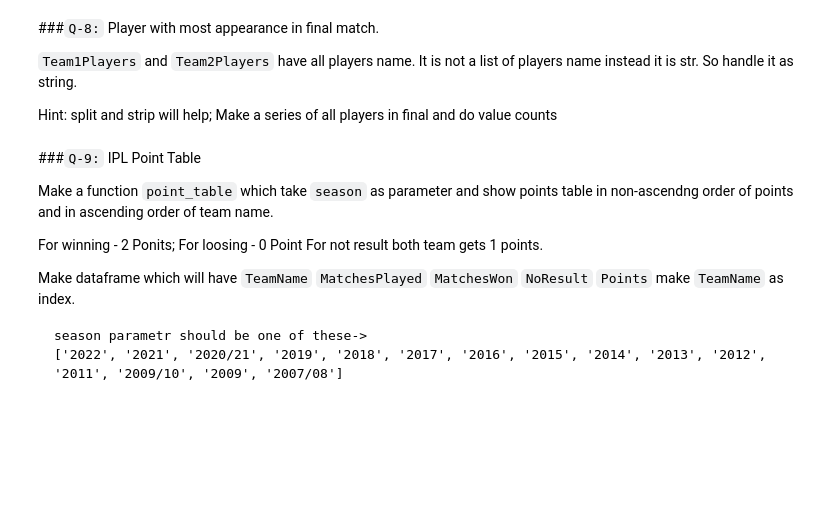
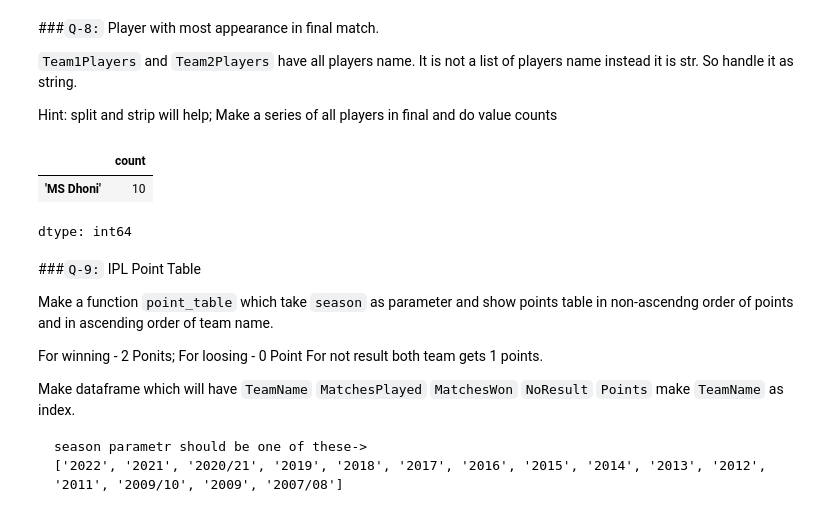
Before and after one commit to iqraghori/Data-science, a Jupyter notebook: Pandas_practice/dataFrames(2).ipynb, the cells around one changed output. Cells and saved outputs as stored; diff of their text form; code cells hidden in the pictures; blank space fills up the shorter version.

```diff
--- a/Pandas_practice/dataFrames(2).ipynb
+++ b/Pandas_practice/dataFrames(2).ipynb
@@ -336,3 +334,12 @@ Hint: split and strip will help; Make a series of all players in final and do va
+# %%
+# code here
+final_matches = ipl[ipl['MatchNumber'] == 'Final']
+players = pd.concat([final_matches['Team1Players'],final_matches['Team2Players']])
+players.str.split(',').explode().str.strip('').value_counts().head(1)
+# %% [output]
+|  | count |
+| 'MS Dhoni' | 10 |
+dtype: int64
 # %% [markdown]
 ###`Q-9:` IPL Point Table
 
```
Also changed, not shown: parts of 2 cells of this notebook.
